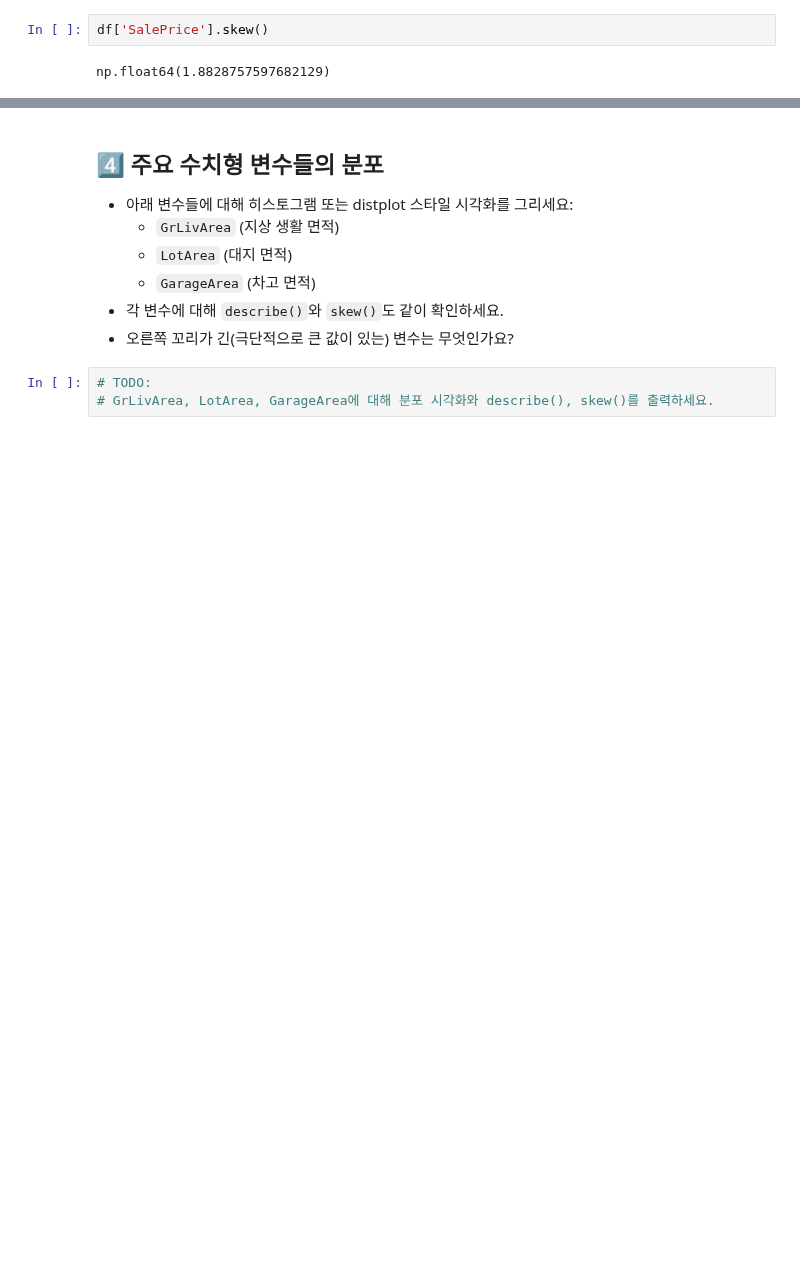
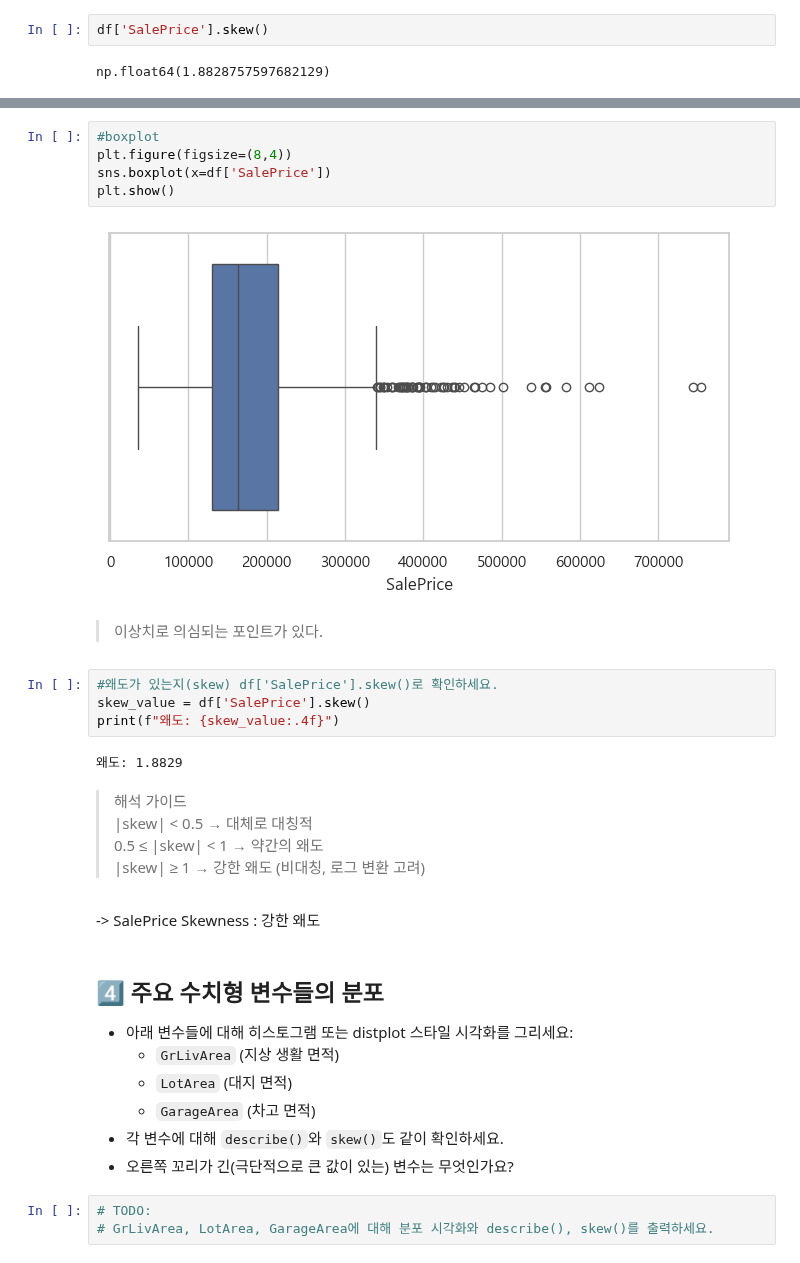
Before and after one commit to seojeong-e/fintech3, a Jupyter notebook: 06machine_learning/07_02EDA_탐색적데이터분석_연습문제.ipynb, the cells around one changed output, grey strips where cells are left out. Saved outputs shown, nothing was run; the diff lists cells and outputs as text; blank space fills up the shorter version.

```diff
--- a/06machine_learning/07_02EDA_탐색적데이터분석_연습문제.ipynb
+++ b/06machine_learning/07_02EDA_탐색적데이터분석_연습문제.ipynb
@@ -193,3 +194,25 @@ KeyError: 208500
+# %%
+#boxplot
+plt.figure(figsize=(8,4))
+sns.boxplot(x=df['SalePrice'])
+plt.show()
+# %% [output]
+[figure, added]
+# %% [markdown]
+> 이상치로 의심되는 포인트가 있다.
+# %%
+#왜도가 있는지(skew) df['SalePrice'].skew()로 확인하세요.
+skew_value = df['SalePrice'].skew()
+print(f"왜도: {skew_value:.4f}")
+# %% [output]
+왜도: 1.8829
+# %% [markdown]
+>해석 가이드<br>
+|skew| < 0.5 → 대체로 대칭적<br>
+0.5 ≤ |skew| < 1 → 약간의 왜도<br>
+|skew| ≥ 1 → 강한 왜도 (비대칭, 로그 변환 고려)<br>
+# %% [markdown]
+-> SalePrice Skewness : 강한 왜도
 # %% [markdown]
 ## 4️⃣ 주요 수치형 변수들의 분포
 - 아래 변수들에 대해 히스토그램 또는 distplot 스타일 시각화를 그리세요:
```
Also changed, not shown: parts of 20 cells of this notebook.
